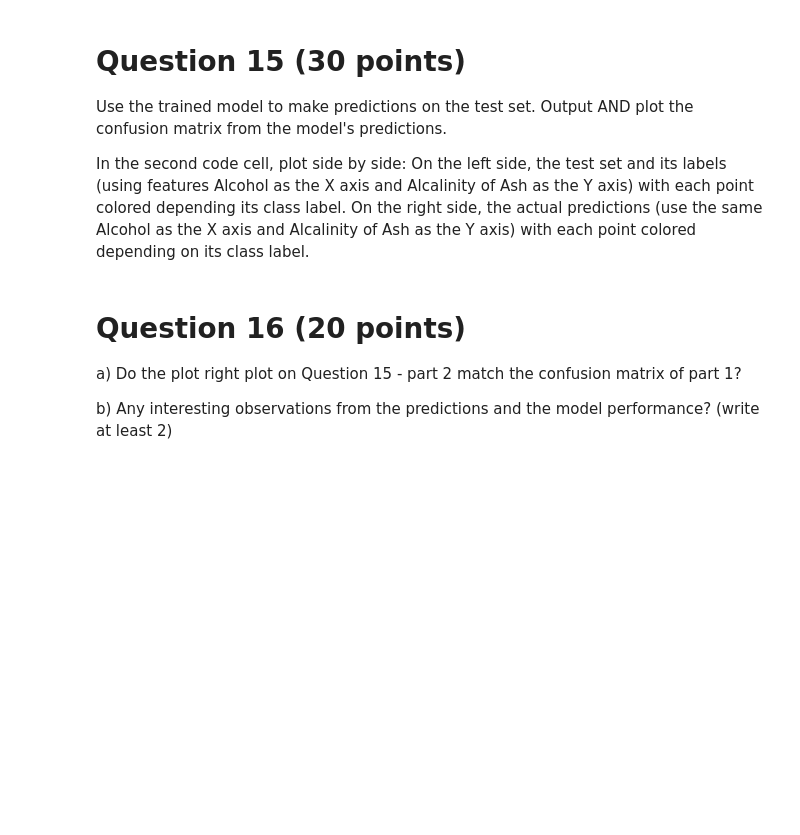
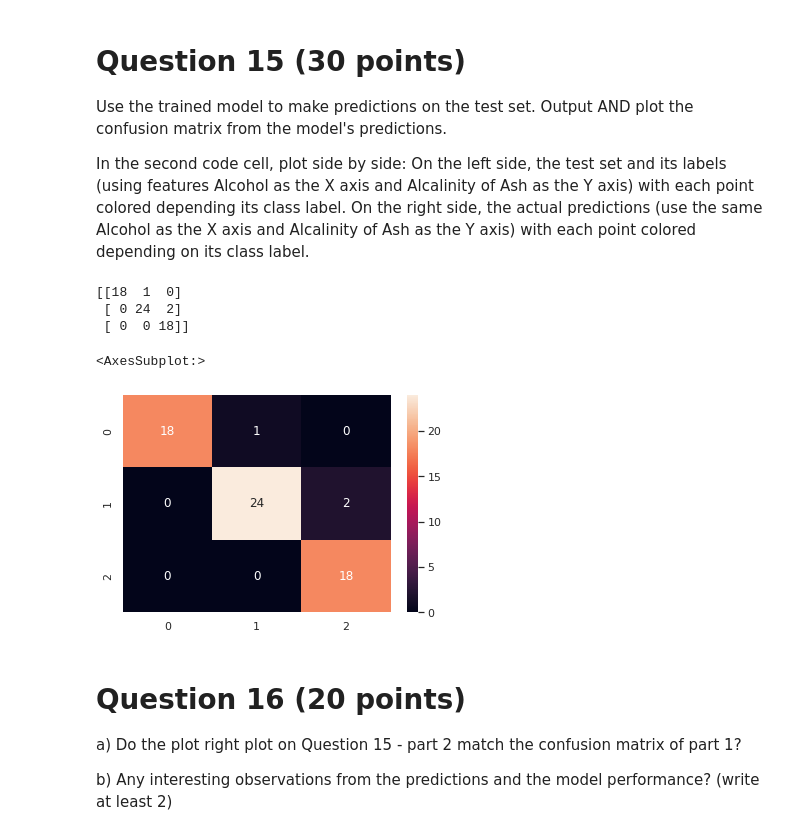
Before and after one commit to RyanFerguson989/Class-4850-MachineLearning-AssignmentTwo, a Jupyter notebook: Ferguson_Ryan-Assignment2_ML.ipynb, the cells around one changed output. Saved outputs shown, nothing was run; the diff lists cells and outputs as text; code cells hidden in the pictures; blank space fills up the shorter version.

```diff
--- a/Ferguson_Ryan-Assignment2_ML.ipynb
+++ b/Ferguson_Ryan-Assignment2_ML.ipynb
@@ -249,3 +269,9 @@ Reload the Wine dataset and split the dataset into a testing and a training set
+# %%
+##### Code block for Question 12
+wine = datasets.load_wine()
+X = wine.data
+y = wine.target
+X_train, X_test, y_train, y_test = train_test_split(X, y, test_size=0.35, train_size=0.65, random_state=1234)
 # %% [markdown]
 # Question 13 (30 points)
 
@@ -254,0 +279,7 @@ Use the Logistic Regression (with as this is a multi-class problem, use the **On
+# %%
+##### Code block for Question 13
+logreg = sklearn.linear_model.LogisticRegression(solver='liblinear', random_state=1234)
+logreg.fit(X_train, y_train)
+predict = logreg.predict(X_test)
+acc = sklearn.metrics.accuracy_score(y_test, predict)
+print(acc)
@@ -268,6 +316,16 @@ Use the trained model to make predictions on the test set. Output AND plot the c
 In the second code cell, plot side by side: On the left side, the test set and its labels (using features Alcohol as the X axis and Alcalinity of Ash as the Y axis) with each point colored depending its class label. On the right side, the actual predictions (use the same Alcohol as the X axis and Alcalinity of Ash as the Y axis) with each point colored depending on its class label.
 # %%
 ##### Code block for Question 15 - part 1
+predict = logreg.predict(X_test)
+cm = sklearn.metrics.confusion_matrix(y_test, predict)
+print(cm)
+sns.heatmap(cm, annot=True)
+# %% [output]
+[[18  1  0]
+ [ 0 24  2]
+ [ 0  0 18]]
+<AxesSubplot:>
+[figure, added]
 # %%
 ##### Code block for Question 15 - part 2
 # %% [markdown]
```
Also changed, not shown: parts of 12 cells of this notebook.
